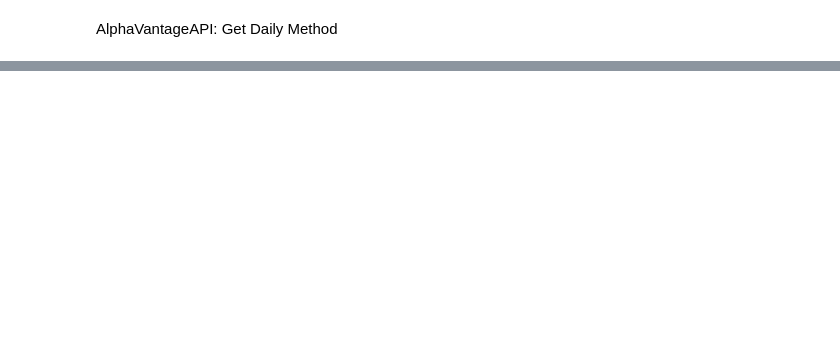
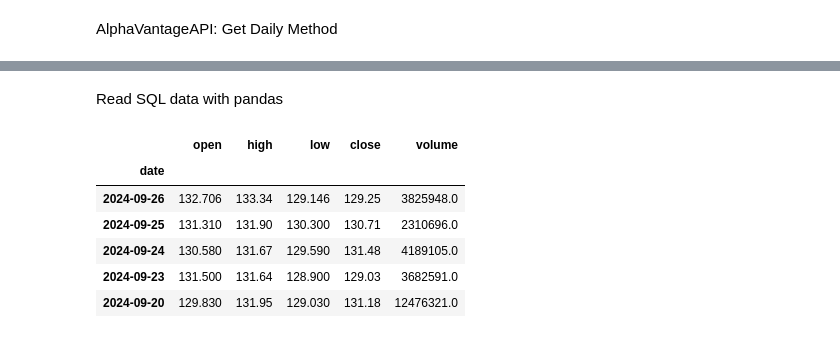
Before and after one commit to joseph-4640/Stock-Data, a Jupyter notebook: Testing.ipynb, the cells around one changed output, grey strips where cells are left out. Cells and saved outputs as stored; diff of their text form; code cells hidden in the pictures; blank space fills up the shorter version.

```diff
--- a/Testing.ipynb
+++ b/Testing.ipynb
@@ -43,0 +113,22 @@ Exception: Invalid API call. Check the ticker symbol: AMJB
+# %% [markdown]
+Read SQL data with pandas
+# %%
+# Define sql query as a string
+sql_query = 'SELECT * FROM "ABNB"'
+
+df_airbnb_test = pd.read_sql(
+    sql_query,
+    con=connection,
+    parse_dates=["date"],
+    index_col="date"
+)
+
+df_airbnb_test.head()
+# %% [output]
+|  | open | high | low | close | volume |
+| date |  |  |  |  |  |
+| 2024-09-26 | 132.706 | 133.34 | 129.146 | 129.25 | 3825948.0 |
+| 2024-09-25 | 131.310 | 131.90 | 130.300 | 130.71 | 2310696.0 |
+| 2024-09-24 | 130.580 | 131.67 | 129.590 | 131.48 | 4189105.0 |
+| 2024-09-23 | 131.500 | 131.64 | 128.900 | 129.03 | 3682591.0 |
+| 2024-09-20 | 129.830 | 131.95 | 129.030 | 131.18 | 12476321.0 |
```
Also changed, not shown: parts of 31 cells of this notebook, 5 other files.
